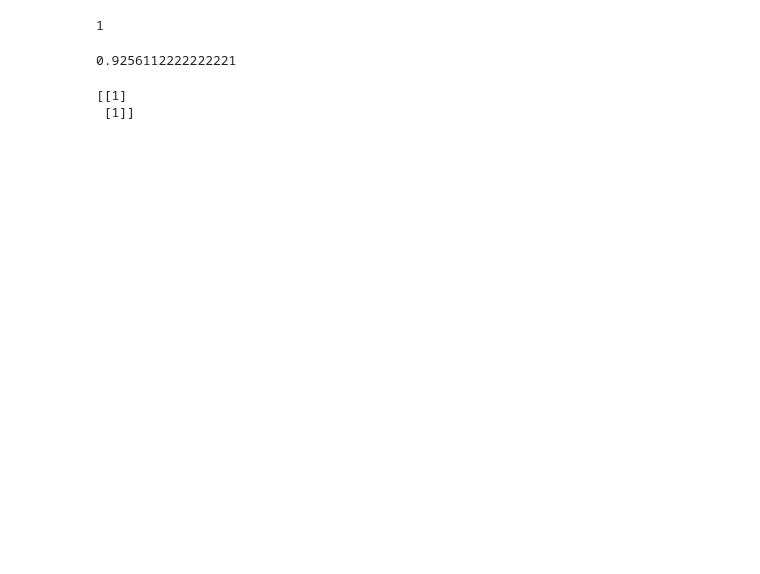
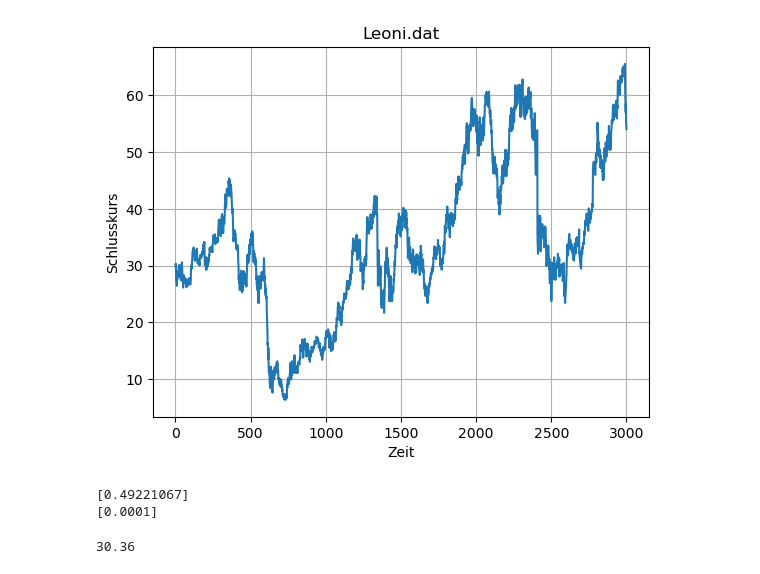
Before and after one commit to rumexcrisp/aim_datafusion, a Jupyter notebook: lab_1.ipynb, the cells around one changed output. Saved outputs shown, nothing was run; the diff lists cells and outputs as text; code cells hidden in the pictures; blank space fills up the shorter version.

```diff
--- a/lab_1.ipynb
+++ b/lab_1.ipynb
@@ -10,13 +10,19 @@ df = pd.read_csv(DATAFILE, sep=";")
 y = df["Schlusskurs"].values
 t = df["Eintrag"].values
 d = pd.to_datetime(df["Datum"], format="%d.%m.%Y")
-u = np.zeros(len(y))
 
 Ts = t[1] - t[0]
-
-print(Ts)
-# %% [output]
-1
+# %%
+plt.figure()
+plt.title("Leoni.dat")
+plt.xlabel("Zeit")
+plt.ylabel("Schlusskurs")
+plt.grid(True)
+plt.plot(t, y)
+# plt.plot(d, y)
+plt.show()
+# %% [output]
+[figure, added]
 # %%
 y_rand_var = []
 for i in range(0, 3, 1):
@@ -29,24 +35,39 @@ for i in range(0, 3, 1):
     # if (y_rand_var_temp < y_rand_var):
     #     y_rand_var = y_rand_var_temp
 
-R = np.eye(2) * min(y_rand_var)
+R = np.array([min(y_rand_var)])
 print(R)
-Q = np.eye(2) * 1e-4
+Q = np.array([1e-4])
+print(Q)
 # %% [output]
-0.9256112222222221
+[0.49221067]
+[0.0001]
 # %%
 # Define system matrices
-Ad = np.array([[1, Ts], [0, 1]])
-Bd = np.array([[0], [0]])
-C = np.array([[1, 0]])
+Ad = np.array([[1, Ts],
+               [0, 1]])
+Bd = np.array([[0],
+               [0]])
+C = np.array([1, 0])
 D = np.array([0])
-Gd = np.array([[Ts], [1]])
+Gd = np.array([[Ts],
+               [1]])
 
 # Initialization
-x_dach = np.array([y[0], 0])
+x_dach = np.array([[y[0]], [0]])    # estimate
 P_dach = 50 * np.eye(2)
+d_y = np.zeros(len(y))              # new error
+y_dach = np.zeros(len(y))           # error
+s = np.zeros(len(y))                # prediction output array
+s_dach = np.zeros(len(y))
+v = np.zeros(len(y))                # variation
+u = np.zeros(len(y))
 
-print(Gd)
+P_tilde0 = np.zeros(len(y))
+P_tilde1 = np.zeros(len(y))
+P_tilde2 = np.zeros(len(y))
+P_tilde3 = np.zeros(len(y))
+
+print(y[1] - y_dach[1])
 # %% [output]
-[[1]
- [1]]
+30.36
```
Also changed, not shown: parts of 4 cells of this notebook.
